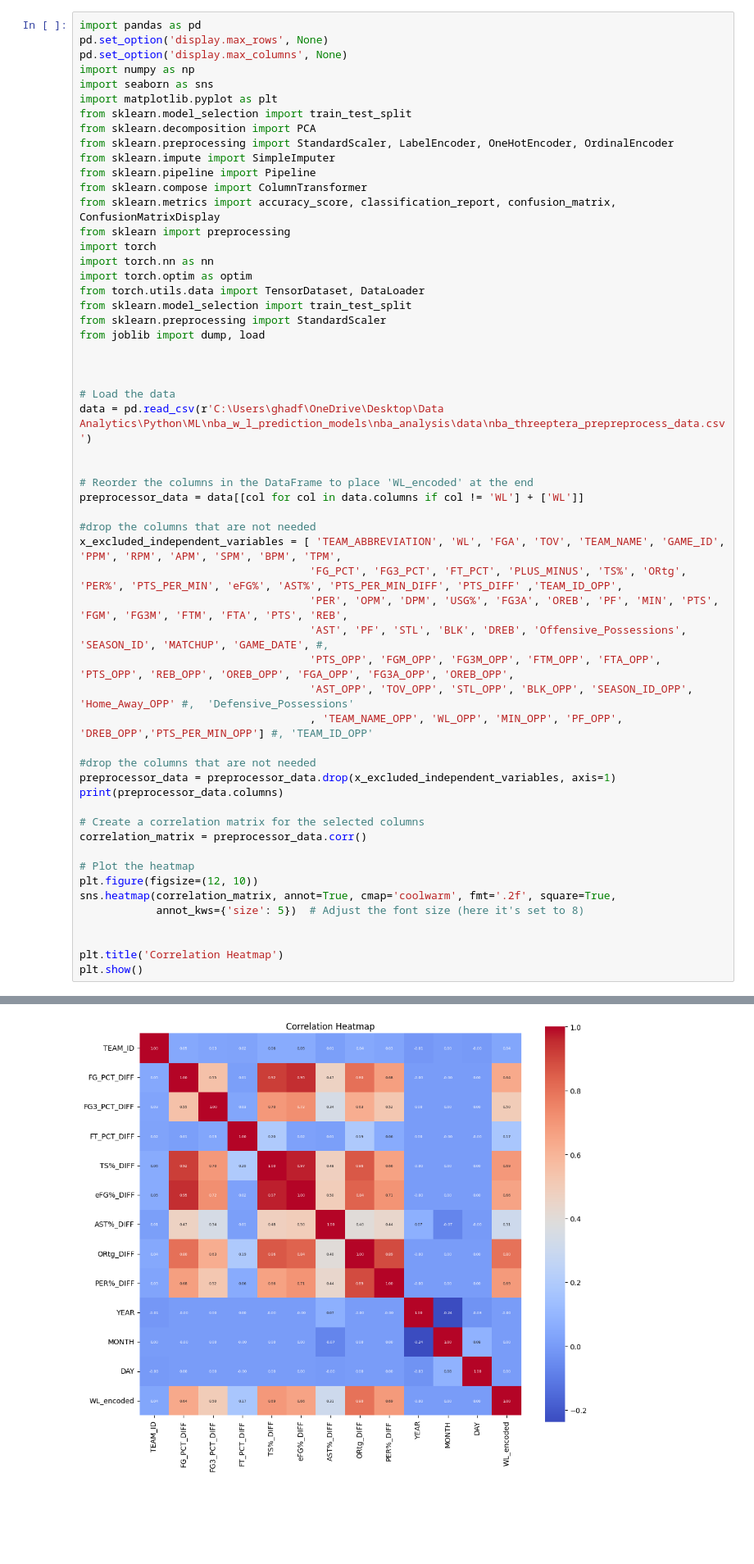
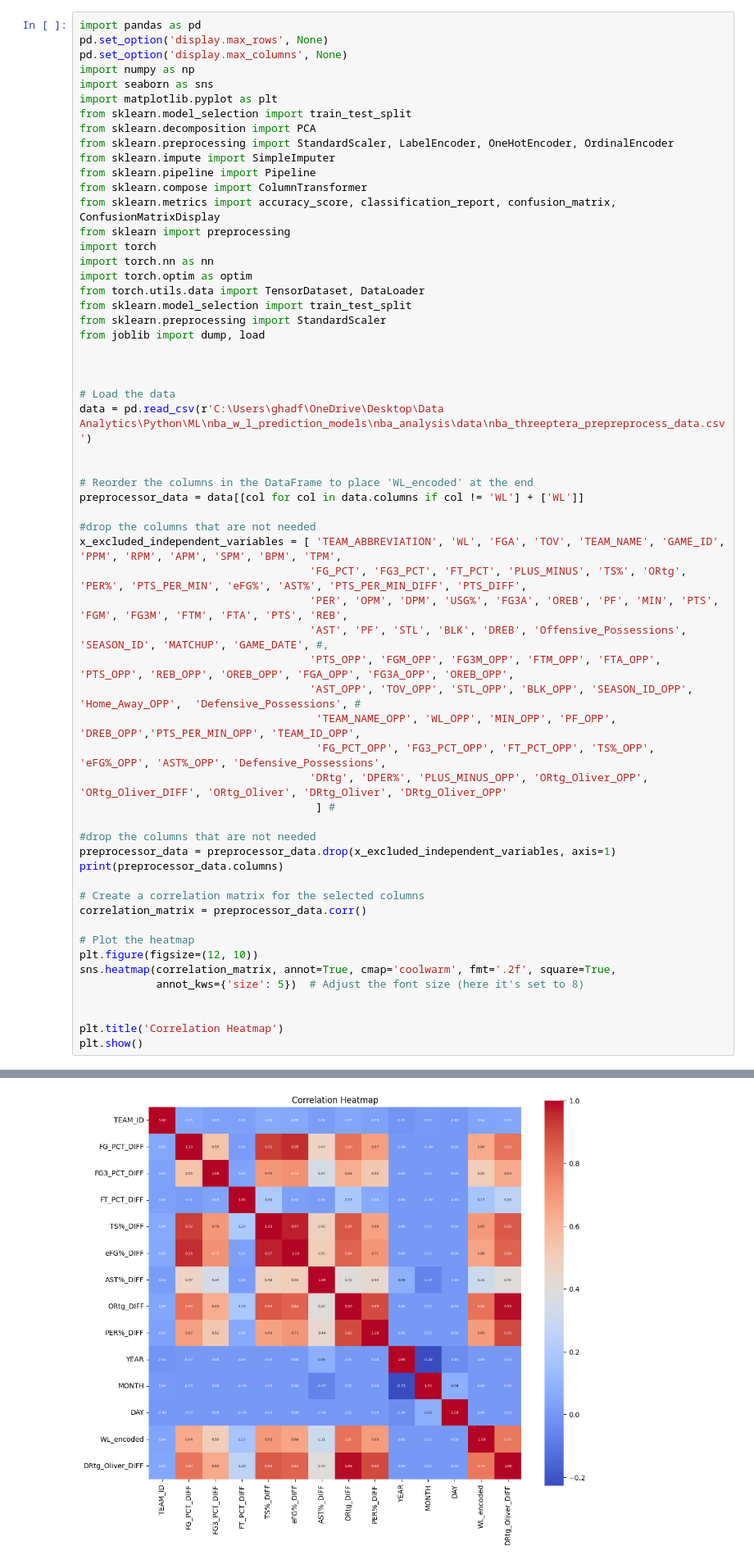
Before and after one commit to ghadfield32/nba_analysis, a Jupyter notebook: nba_dl_rnn.ipynb, the cells around one changed output, grey strips where cells are left out. Shown at 82% size. Cells and saved outputs as stored; diff of their text form; blank space fills up the shorter version.

```diff
--- a/nba_dl_rnn.ipynb
+++ b/nba_dl_rnn.ipynb
@@ -32,12 +32,15 @@ preprocessor_data = data[[col for col in data.columns if col != 'WL'] + ['WL']]
 
 #drop the columns that are not needed
 x_excluded_independent_variables = [ 'TEAM_ABBREVIATION', 'WL', 'FGA', 'TOV', 'TEAM_NAME', 'GAME_ID', 'PPM', 'RPM', 'APM', 'SPM', 'BPM', 'TPM',
-                                    'FG_PCT', 'FG3_PCT', 'FT_PCT', 'PLUS_MINUS', 'TS%', 'ORtg', 'PER%', 'PTS_PER_MIN', 'eFG%', 'AST%', 'PTS_PER_MIN_DIFF', 'PTS_DIFF' ,'TEAM_ID_OPP',
+                                    'FG_PCT', 'FG3_PCT', 'FT_PCT', 'PLUS_MINUS', 'TS%', 'ORtg', 'PER%', 'PTS_PER_MIN', 'eFG%', 'AST%', 'PTS_PER_MIN_DIFF', 'PTS_DIFF',
                                     'PER', 'OPM', 'DPM', 'USG%', 'FG3A', 'OREB', 'PF', 'MIN', 'PTS', 'FGM', 'FG3M', 'FTM', 'FTA', 'PTS', 'REB',
                                     'AST', 'PF', 'STL', 'BLK', 'DREB', 'Offensive_Possessions', 'SEASON_ID', 'MATCHUP', 'GAME_DATE', #,
                                     'PTS_OPP', 'FGM_OPP', 'FG3M_OPP', 'FTM_OPP', 'FTA_OPP', 'PTS_OPP', 'REB_OPP', 'OREB_OPP', 'FGA_OPP', 'FG3A_OPP', 'OREB_OPP',
-                                    'AST_OPP', 'TOV_OPP', 'STL_OPP', 'BLK_OPP', 'SEASON_ID_OPP', 'Home_Away_OPP' #,  'Defensive_Possessions'
-                                    , 'TEAM_NAME_OPP', 'WL_OPP', 'MIN_OPP', 'PF_OPP', 'DREB_OPP','PTS_PER_MIN_OPP'] #, 'TEAM_ID_OPP'
+                                    'AST_OPP', 'TOV_OPP', 'STL_OPP', 'BLK_OPP', 'SEASON_ID_OPP', 'Home_Away_OPP',  'Defensive_Possessions', #
+                                     'TEAM_NAME_OPP', 'WL_OPP', 'MIN_OPP', 'PF_OPP', 'DREB_OPP','PTS_PER_MIN_OPP', 'TEAM_ID_OPP',
+                                     'FG_PCT_OPP', 'FG3_PCT_OPP', 'FT_PCT_OPP', 'TS%_OPP', 'eFG%_OPP', 'AST%_OPP', 'Defensive_Possessions',
+                                    'DRtg', 'DPER%', 'PLUS_MINUS_OPP', 'ORtg_Oliver_OPP', 'ORtg_Oliver_DIFF', 'ORtg_Oliver', 'DRtg_Oliver', 'DRtg_Oliver_OPP'
+                                     ] #
 
 #drop the columns that are not needed
 preprocessor_data = preprocessor_data.drop(x_excluded_independent_variables, axis=1)
@@ -61,5 +64,5 @@ Index(['TEAM_ID', 'Home_Away', 'MATCHUP_ID', 'FG_PCT_DIFF', 'FG3_PCT_DIFF',
       dtype='object')
-[figure, old version]
+[figure, new version]
 # %%
 from sklearn.preprocessing import OneHotEncoder, LabelEncoder, StandardScaler
 from sklearn.impute import SimpleImputer
```
Also changed, not shown: parts of 13 cells of this notebook, 25 other files.
